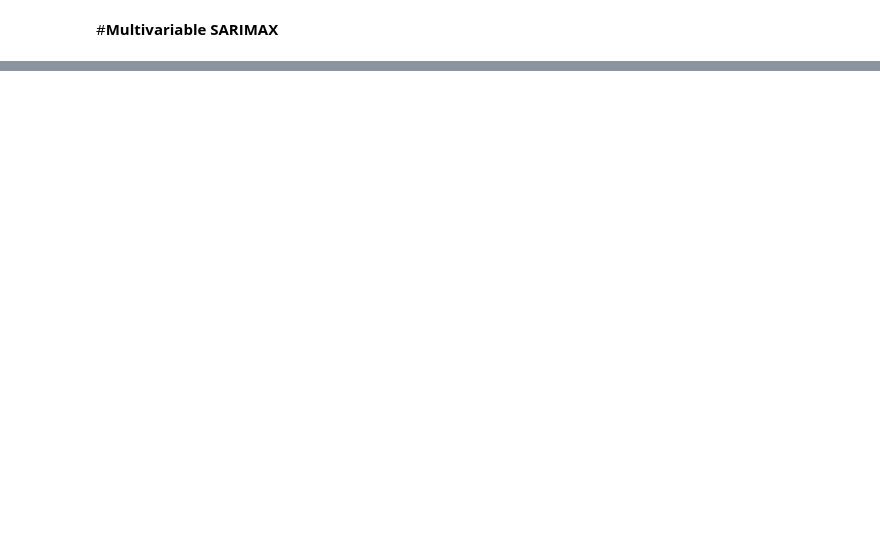
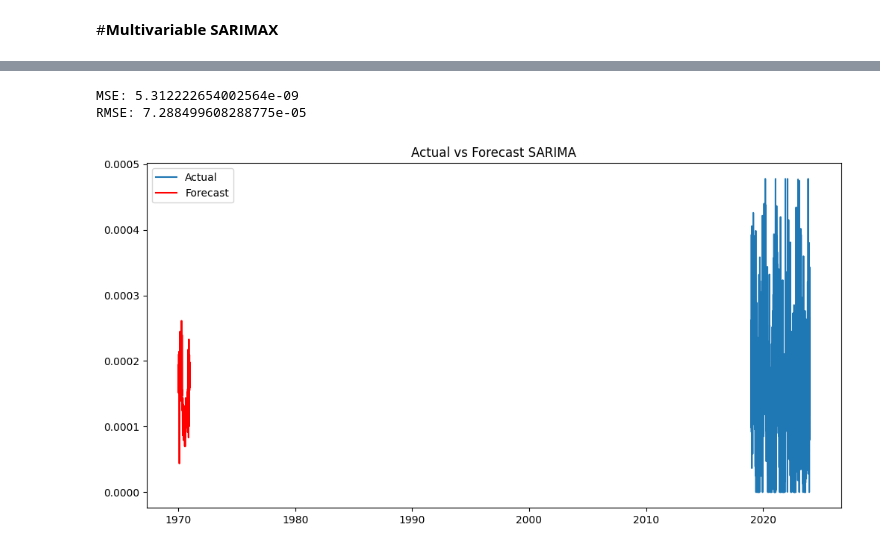
Before and after one commit to RanxduG/Sri-Lanka-Formaldehyde-Level-Analysis, a Jupyter notebook: Colombo_Daily_Prediction_Models.ipynb, the cells around one changed output, grey strips where cells are left out. Drawn from its saved outputs; the diff is of its cells as text; code cells hidden in the pictures; blank space fills up the shorter version.

```diff
--- a/Colombo_Daily_Prediction_Models.ipynb
+++ b/Colombo_Daily_Prediction_Models.ipynb
@@ -213,0 +299,20 @@ RMSE: 7.146251084974829e-05
+# %%
+from sklearn.metrics import mean_squared_error
+
+# Calculate MSE and RMSE
+mse = mean_squared_error(test_data['HCHO_reading'], bayesian_ridge_predictions)
+print("MSE:", mse)
+rmse = np.sqrt(mse)
+print("RMSE:", rmse)
+
+# Visualize actual vs forecast
+plt.figure(figsize=(12,6))
+plt.plot(Colombo_selected['HCHO_reading'], label="Actual")
+plt.plot(bayesian_ridge_predictions, label="Forecast", color="red")
+plt.legend()
+plt.title('Actual vs Forecast SARIMA')
+plt.show()
+# %% [output]
+MSE: 5.312222654002564e-09
+RMSE: 7.288499608288775e-05
+[figure, added]
```
Also changed, not shown: parts of 10 cells of this notebook.
